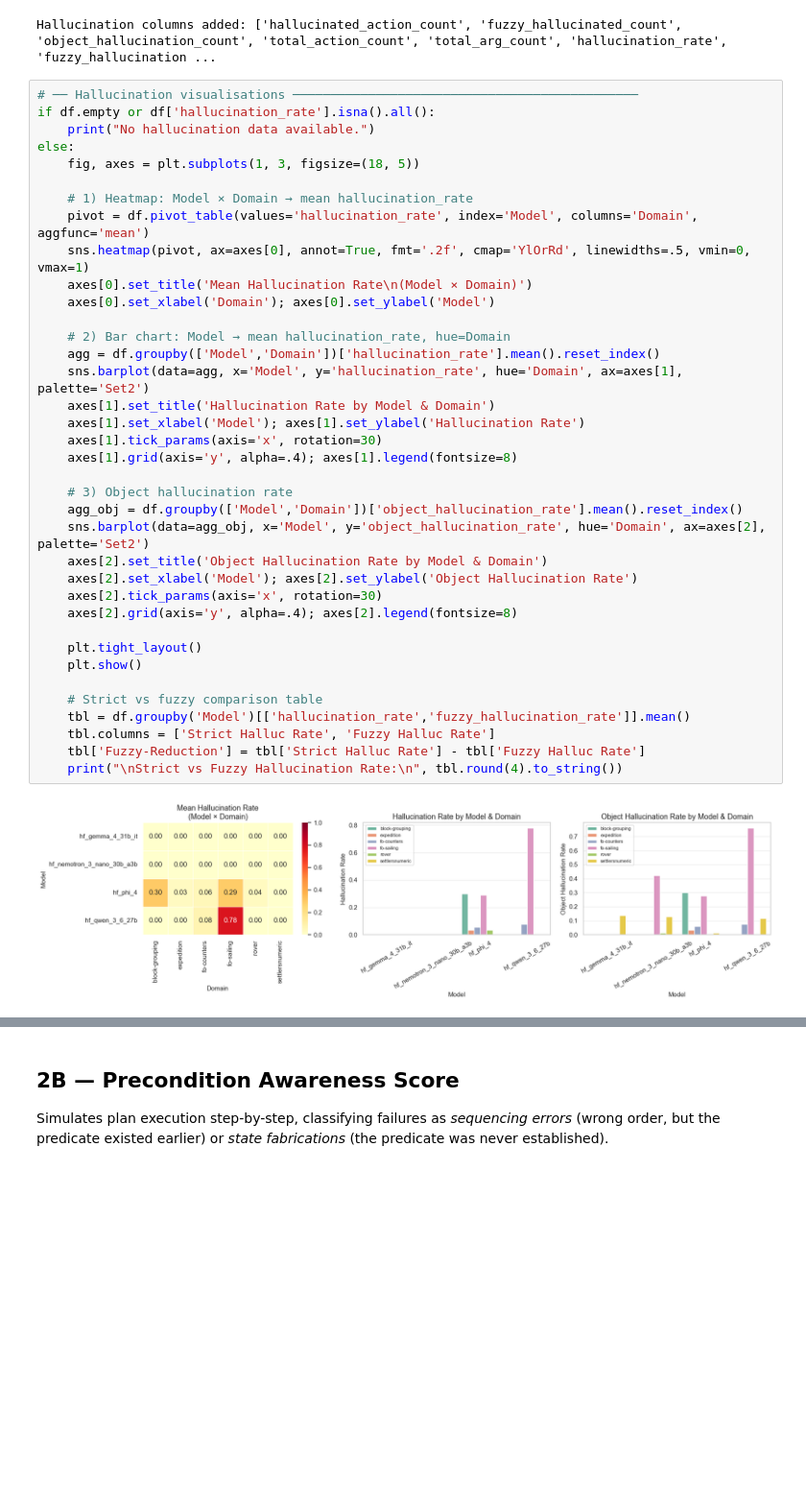
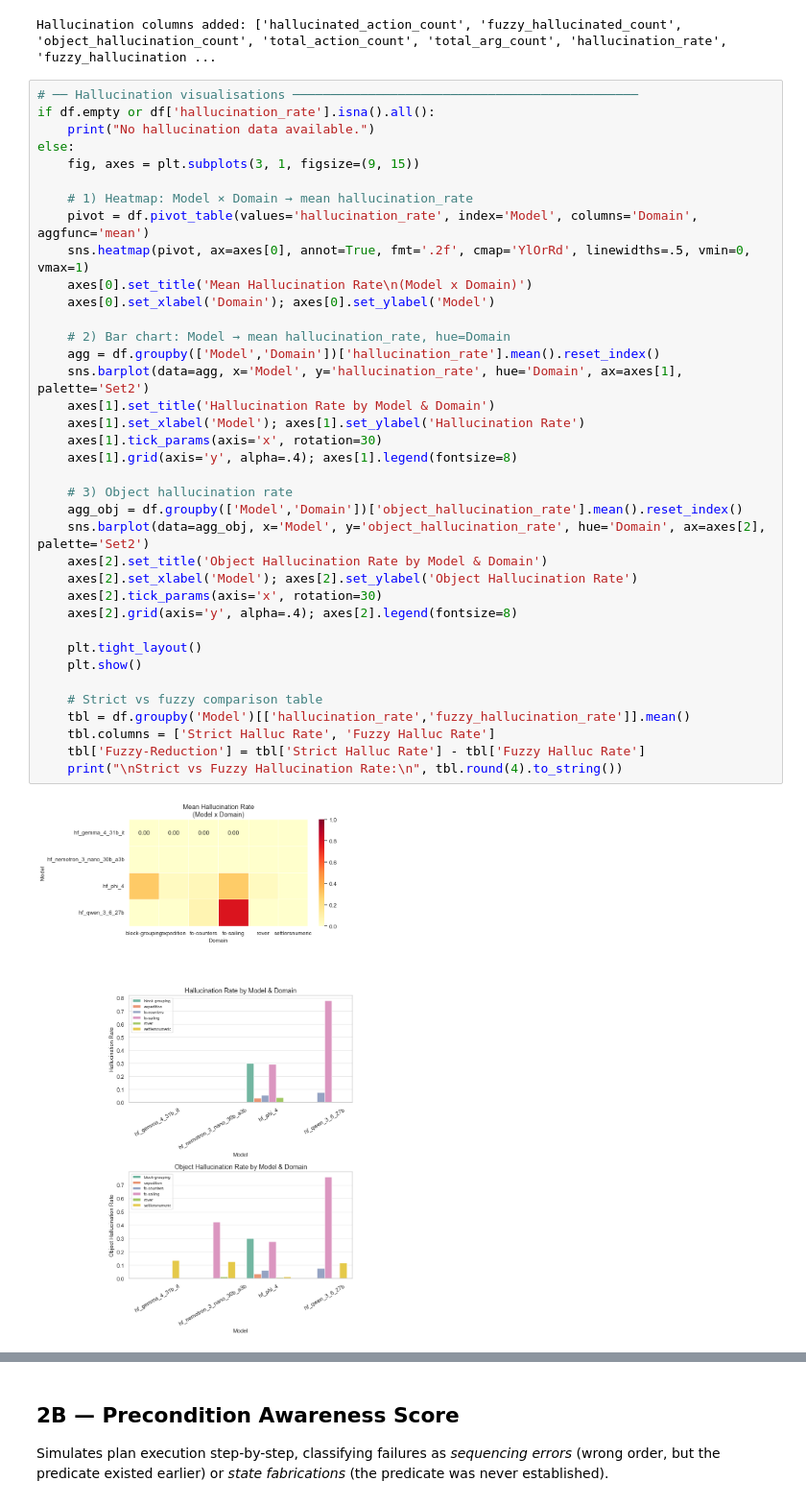
Before and after one commit to albertov-4/LLM_Benchmark, a Jupyter notebook: analysis/notebooks/advanced_planning_evaluation.ipynb, the cells around one changed output, grey strips where cells are left out. Shown at 96% size. Cells and saved outputs as stored; diff of their text form; blank space fills up the shorter version.

```diff
--- a/analysis/notebooks/advanced_planning_evaluation.ipynb
+++ b/analysis/notebooks/advanced_planning_evaluation.ipynb
@@ -667,40 +666,40 @@ Hallucination columns added: ['hallucinated_action_count', 'fuzzy_hallucinated_c
 if df.empty or df['hallucination_rate'].isna().all():
     print("No hallucination data available.")
 else:
-    fig, axes = plt.subplots(1, 3, figsize=(18, 5))
+    fig, axes = plt.subplots(3, 1, figsize=(9, 15))
 
     # 1) Heatmap: Model × Domain → mean hallucination_rate
     pivot = df.pivot_table(values='hallucination_rate', index='Model', columns='Domain', aggfunc='mean')
     sns.heatmap(pivot, ax=axes[0], annot=True, fmt='.2f', cmap='YlOrRd', linewidths=.5, vmin=0, vmax=1)
-    axes[0].set_title('Mean Hallucination Rate\n(Model × Domain)')
+    axes[0].set_title('Mean Hallucination Rate\n(Model x Domain)')
     axes[0].set_xlabel('Domain'); axes[0].set_ylabel('Model')
 
     # 2) Bar chart: Model → mean hallucination_rate, hue=Domain
     agg = df.groupby(['Model','Domain'])['hallucination_rate'].mean().reset_index()
     sns.barplot(data=agg, x='Model', y='hallucination_rate', hue='Domain', ax=axes[1], palette='Set2')
     axes[1].set_title('Hallucination Rate by Model & Domain')
     axes[1].set_xlabel('Model'); axes[1].set_ylabel('Hallucination Rate')
     axes[1].tick_params(axis='x', rotation=30)
     axes[1].grid(axis='y', alpha=.4); axes[1].legend(fontsize=8)
 
     # 3) Object hallucination rate
     agg_obj = df.groupby(['Model','Domain'])['object_hallucination_rate'].mean().reset_index()
     sns.barplot(data=agg_obj, x='Model', y='object_hallucination_rate', hue='Domain', ax=axes[2], palette='Set2')
     axes[2].set_title('Object Hallucination Rate by Model & Domain')
     axes[2].set_xlabel('Model'); axes[2].set_ylabel('Object Hallucination Rate')
     axes[2].tick_params(axis='x', rotation=30)
     axes[2].grid(axis='y', alpha=.4); axes[2].legend(fontsize=8)
 
     plt.tight_layout()
     plt.show()
 
     # Strict vs fuzzy comparison table
     tbl = df.groupby('Model')[['hallucination_rate','fuzzy_hallucination_rate']].mean()
     tbl.columns = ['Strict Halluc Rate', 'Fuzzy Halluc Rate']
     tbl['Fuzzy-Reduction'] = tbl['Strict Halluc Rate'] - tbl['Fuzzy Halluc Rate']
     print("\nStrict vs Fuzzy Hallucination Rate:\n", tbl.round(4).to_string())
 # %% [output]
-[figure, old version]
+[figure, new version]
 Strict vs Fuzzy Hallucination Rate:
                              Strict Halluc Rate  Fuzzy Halluc Rate  Fuzzy-Reduction
 Model
```
Also changed, not shown: parts of 11 cells of this notebook.
